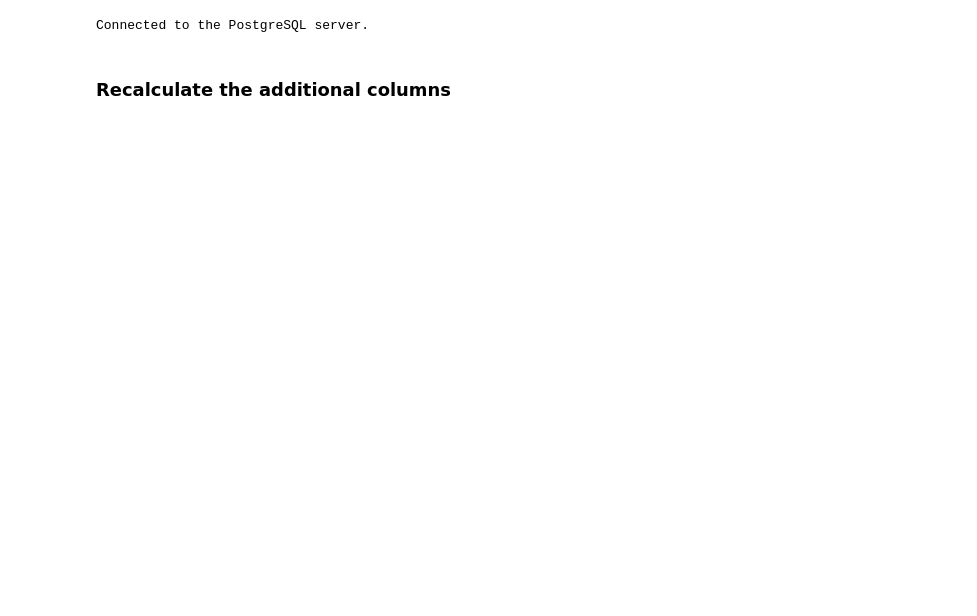
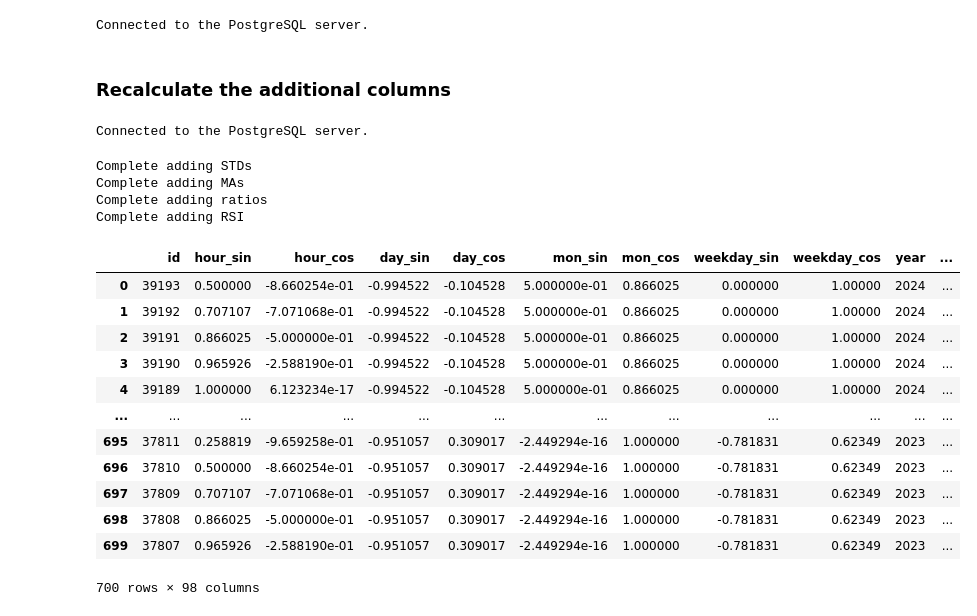
Before and after one commit to Ruslion/Django-VPS, a Jupyter notebook: database_update.ipynb, the cells around one changed output. Cells and saved outputs as stored; diff of their text form; code cells hidden in the pictures; blank space fills up the shorter version.

```diff
--- a/database_update.ipynb
+++ b/database_update.ipynb
@@ -121,3 +128,7 @@ conn.close()
 Connected to the PostgreSQL server.
 # %% [markdown]
 ### Recalculate the additional columns
+# %%
+conn = db_connect.connect(CONFIG)
+# %% [output]
+Connected to the PostgreSQL server.
@@ -123,0 +144,63 @@ Connected to the PostgreSQL server.
+# %%
+df = pd.DataFrame(result, columns=['id', 'timestamp', 'open', 'high', 'low',
+                                   'close', 'volume', 'close_time', 'quote_asset_volume', 'num_trades'])
+# %%
+df_result = stock_marker_binance.sorting_timestamp(df)
+
+df_result['hour_sin'] = np.sin(df_result['timestamp'].dt.hour / 24 * 2 * np.pi)
+df_result['hour_cos'] = np.cos(df_result['timestamp'].dt.hour / 24 * 2 * np.pi)
+
+df_result['day_sin'] = np.sin(df_result['timestamp'].dt.day / 30 * 2 * np.pi)
+df_result['day_cos'] = np.cos(df_result['timestamp'].dt.day / 30 * 2 * np.pi)
+
+df_result['mon_sin'] = np.sin(df_result['timestamp'].dt.month / 12 * 2 * np.pi)
+df_result['mon_cos'] = np.cos(df_result['timestamp'].dt.month / 12 * 2 * np.pi)
+
+df_result['weekday_sin'] = np.sin(df_result['timestamp'].dt.weekday / 7 * 2 * np.pi)
+df_result['weekday_cos'] = np.cos(df_result['timestamp'].dt.weekday / 7 * 2 * np.pi)
+
+df_result['year'] = df_result['timestamp'].dt.year
+# %%
+df_result = stock_marker_binance.std(df_result, ['close', 'quote_asset_volume', 'num_trades'])
+print("Complete adding STDs")
+
+df_result = stock_marker_binance.adding_MAs(df_result, ['close', 'quote_asset_volume', 'num_trades'])
+print("Complete adding MAs")
+
+
+df_result = stock_marker_binance.adding_ratio(df_result, ['close', 'quote_asset_volume', 'num_trades'], ['MA'])
+df_result = stock_marker_binance.adding_ratio(df_result, ['close'], ['STD'])
+print("Complete adding ratios")
+
+df_result = stock_marker_binance.rsi(df_result, ['close',
+                                                #  'quote_asset_volume', 'num_trades'
+                                                 ])
+print("Complete adding RSI")
+
+
+df_result = df_result.drop(columns=['timestamp','open', 'high', 'low' ,'close_time', 'volume',
+                                    'close',  'quote_asset_volume', 'num_trades'
+                                    ])
+df_result=df_result.dropna()
+df_result.reset_index(inplace=True, drop=True)
+# %% [output]
+Complete adding STDs
+Complete adding MAs
+Complete adding ratios
+Complete adding RSI
+# %%
+df_result
+# %% [output]
+|  | id | hour_sin | hour_cos | day_sin | day_cos | mon_sin | mon_cos | weekday_sin | weekday_cos | year | ... |
+| 0 | 39193 | 0.500000 | -8.660254e-01 | -0.994522 | -0.104528 | 5.000000e-01 | 0.866025 | 0.000000 | 1.00000 | 2024 | ... |
+| 1 | 39192 | 0.707107 | -7.071068e-01 | -0.994522 | -0.104528 | 5.000000e-01 | 0.866025 | 0.000000 | 1.00000 | 2024 | ... |
+| 2 | 39191 | 0.866025 | -5.000000e-01 | -0.994522 | -0.104528 | 5.000000e-01 | 0.866025 | 0.000000 | 1.00000 | 2024 | ... |
+| 3 | 39190 | 0.965926 | -2.588190e-01 | -0.994522 | -0.104528 | 5.000000e-01 | 0.866025 | 0.000000 | 1.00000 | 2024 | ... |
+| 4 | 39189 | 1.000000 | 6.123234e-17 | -0.994522 | -0.104528 | 5.000000e-01 | 0.866025 | 0.000000 | 1.00000 | 2024 | ... |
+| ... | ... | ... | ... | ... | ... | ... | ... | ... | ... | ... | ... |
+| 695 | 37811 | 0.258819 | -9.659258e-01 | -0.951057 | 0.309017 | -2.449294e-16 | 1.000000 | -0.781831 | 0.62349 | 2023 | ... |
+| 696 | 37810 | 0.500000 | -8.660254e-01 | -0.951057 | 0.309017 | -2.449294e-16 | 1.000000 | -0.781831 | 0.62349 | 2023 | ... |
+| 697 | 37809 | 0.707107 | -7.071068e-01 | -0.951057 | 0.309017 | -2.449294e-16 | 1.000000 | -0.781831 | 0.62349 | 2023 | ... |
+| 698 | 37808 | 0.866025 | -5.000000e-01 | -0.951057 | 0.309017 | -2.449294e-16 | 1.000000 | -0.781831 | 0.62349 | 2023 | ... |
+| 699 | 37807 | 0.965926 | -2.588190e-01 | -0.951057 | 0.309017 | -2.449294e-16 | 1.000000 | -0.781831 | 0.62349 | 2023 | ... |
+700 rows × 98 columns
```
Also changed, not shown: parts of 20 cells of this notebook, 1 other file.
